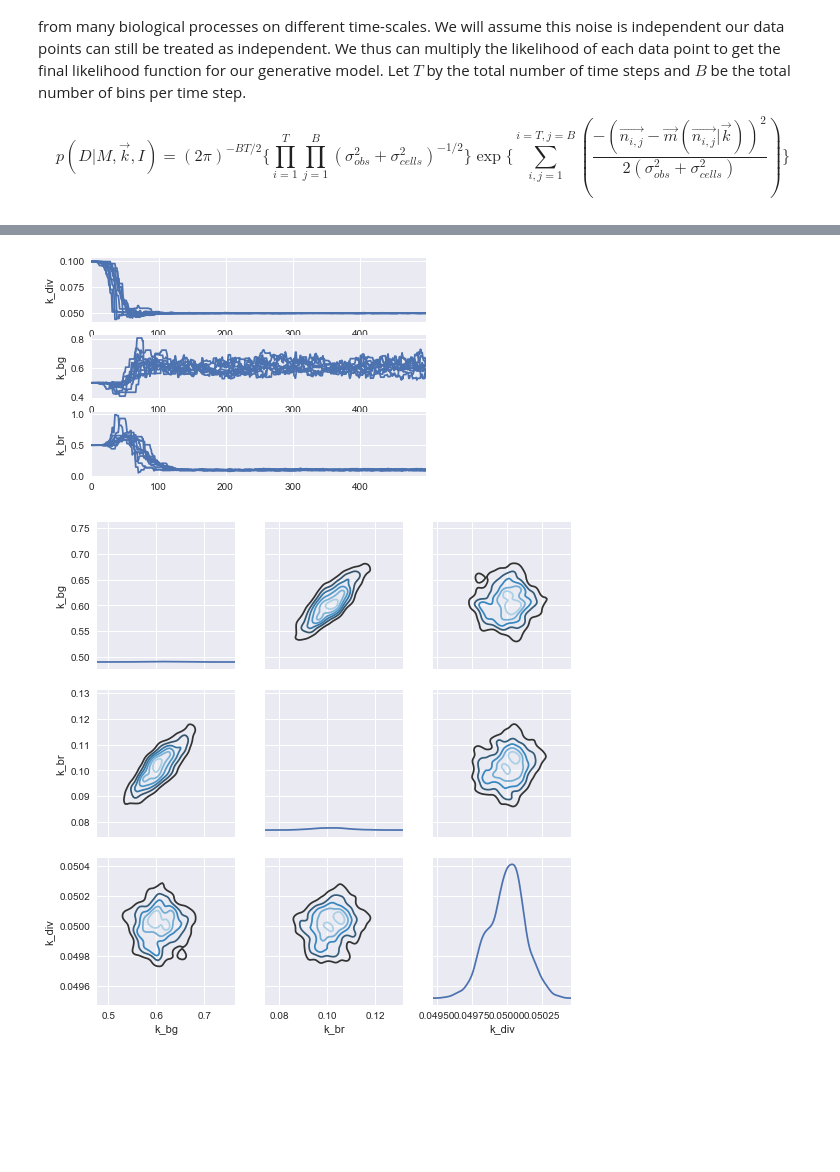
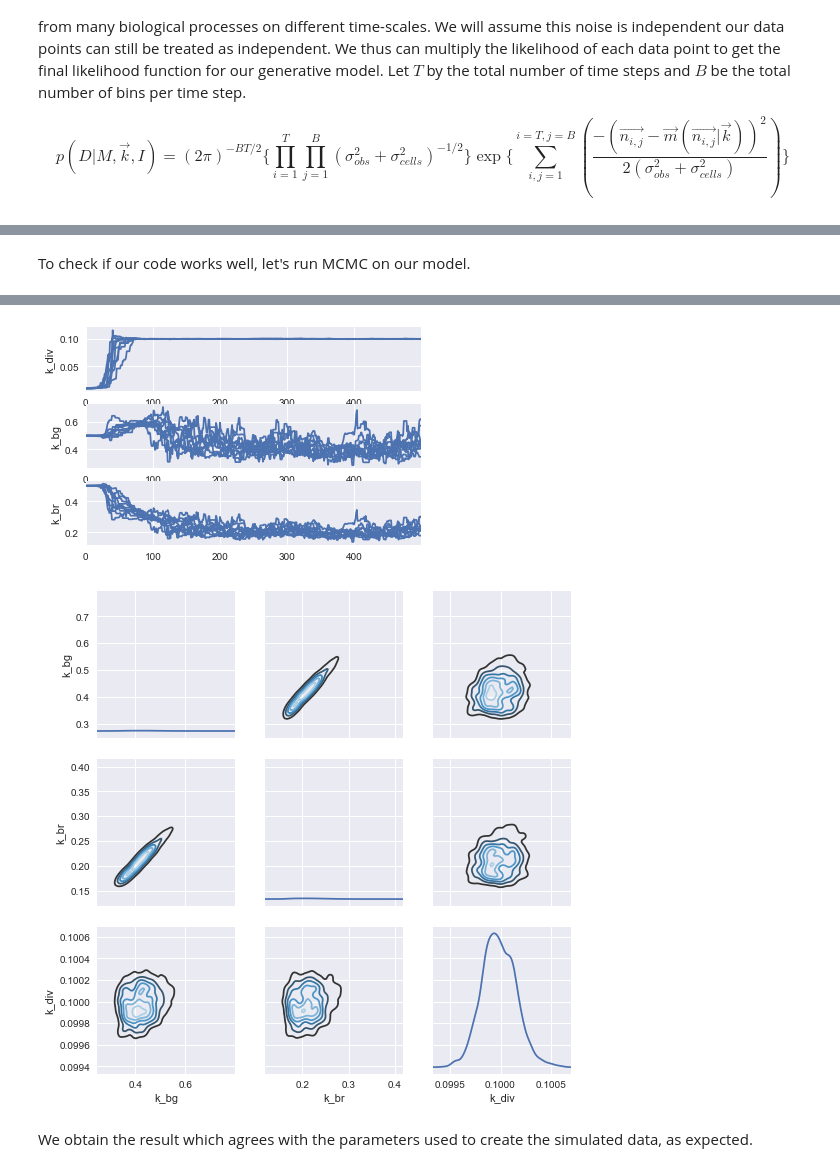
Before and after one commit to tessadgreen/cellfate, a Jupyter notebook: model.ipynb, the cells around one changed output, grey strips where cells are left out. Drawn from its saved outputs; the diff is of its cells as text; code cells hidden in the pictures; blank space fills up the shorter version.

Commit message:
Few more edits
1. model.py

np2pd function is changed to take additional argument binNum

2. model.ipynb

More explanation on our simplified model.

```diff
--- a/model.ipynb
+++ b/model.ipynb
@@ -70,15 +108,18 @@ import numpy as np
 import pandas as pd
 from cellfate import model, cell_density_object as cdo
 
+# Parameters to calculate likelihood function
 params1 = [0.05, 0.6, 0.1]
-params2 = [0.1, 0.5, 0.2]
-testobject = cdo.CellDen(pd.read_pickle('cellfate/sample.pkl'), 5)
+params2 = [0.1, 0.4, 0.2]
 
-a = model.log_likelihood(params1, testobject, 0.4)
-b = model.log_likelihood(params2, testobject, 0.4)
+# Create CellDen class object with simulated data
+testobject = cdo.CellDen(pd.read_pickle('cellfate/sample_2x2_30.pkl'), 5)
 
-odds = np.exp(a)/np.exp(b)
+# Calculate log_likelihood function
+# sigma_n is set arbitrarily as 0.4
+val_1 = model.log_likelihood(params1, testobject, 0.4)
+val_2 = model.log_likelihood(params2, testobject, 0.4)
 
-print(1/(1+1/odds))
-model.plotMap(model.diffeqSolve(params1, testobject), 250, 5)
+print("Likelihood function value for parameter set 1 is %.5f" %(np.exp(val_1)))
+print("Likelihood function value for parameter set 2 is %.5f" %(np.exp(val_2)))
 # %% [output]
@@ -97,25 +136,26 @@ model.plotMap(model.diffeqSolve(params1, testobject), 250, 5)
+# %% [markdown]
+To check if our code works well, let's run MCMC on our model.
 # %%
 import emcee
 import matplotlib.pyplot as plt
 import seaborn as sns
 
 # We have 3 parameters.
-# Same as notebook example, we use 20 walkers and 500 steps, which turns out to be a sufficient number.
+# We use 20 walkers and 500 steps, which turns out to be a sufficient number.
 ndim = 3
 nwalkers = 20
 nsteps = 500
-
-ls_result = [0.1, 0.5, 0.5]
+init_params = [0.01, 0.5, 0.5]
 
 # Starting positions in Gaussian ball
-starting_positions = [ls_result + 1e-4*np.random.randn(ndim) for i in range(nwalkers)]
+starting_positions = [init_params + 1e-4*np.random.randn(ndim) for i in range(nwalkers)]
 
 # Set up the sampler object
 sampler = emcee.EnsembleSampler(nwalkers, ndim, model.log_posterior,
                                 args=(testobject, 0.4))
 
 # Run the sampler.
-sampler.run_mcmc(starting_positions, nsteps)
+%time sampler.run_mcmc(starting_positions, nsteps)
 print('Done')
 
 # Let's plot 10 walkers from the samler chain to observe convergence.
@@ -131,5 +173,5 @@ for i in range(10):
 Done
-[figure, old version]
+[figure, new version]
 # %%
 # Since V_b converges around 300, let's set burnin time as 300 steps.
 samples = sampler.chain[:,300:,:]
@@ -140,9 +182,11 @@ traces = samples.reshape(-1, ndim).T
 # Create a pandas DataFrame with labels.
 parameter_samples = pd.DataFrame({'k_div': traces[0], 'k_bg': traces[1], 'k_br': traces[2]})
 
-# Draw joint_kde plot
+# Draw joint_kde plot (Referred to: http://seaborn.pydata.org/tutorial/distributions.html)
 g = sns.PairGrid(parameter_samples)
 g.map_diag(sns.kdeplot)
 g.map_offdiag(sns.kdeplot, cmap="Blues_d", n_levels=6);
 # %% [output]
-[figure, old version]
+[figure, new version]
+# %% [markdown]
+We obtain the result which agrees with the parameters used to create the simulated data, as expected.
```
Also changed, not shown: parts of 7 cells of this notebook, 3 other files.
